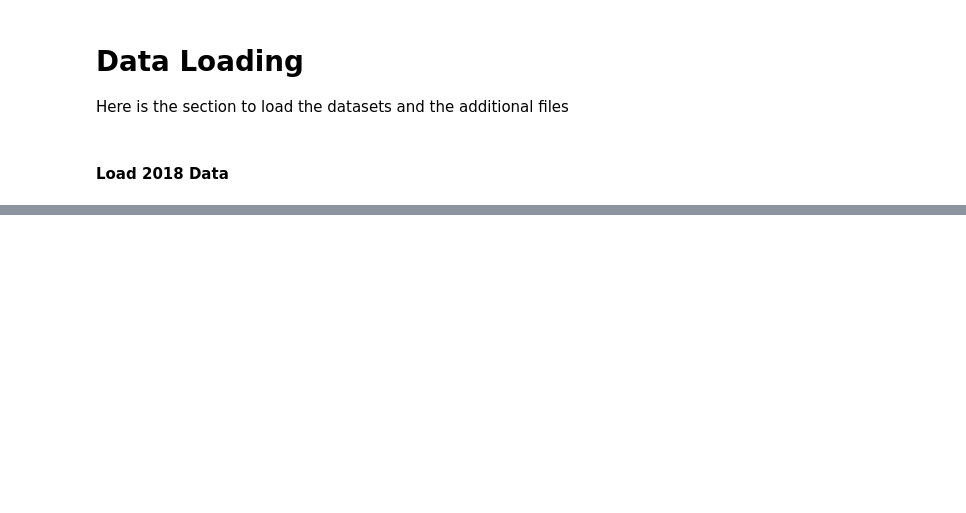
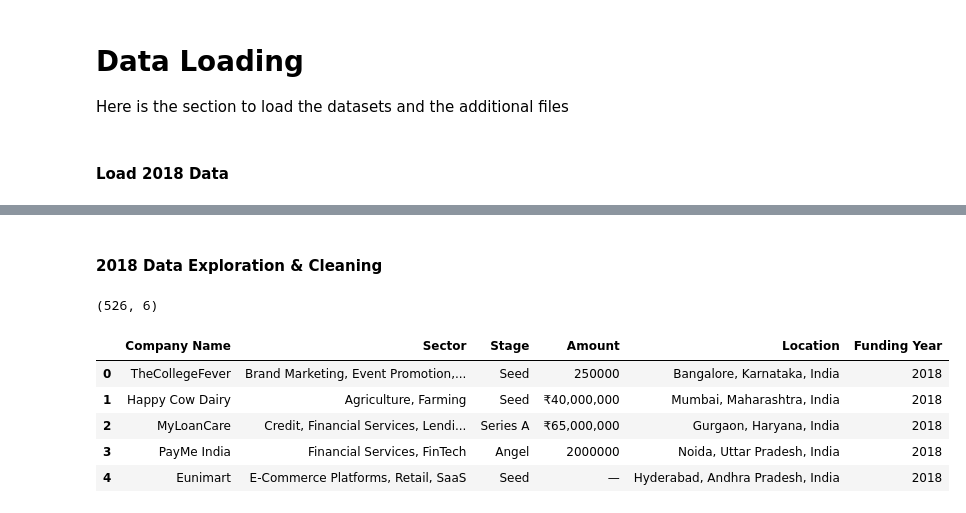
Before and after one commit to UnhookedMonk/Career_Accelerator_LP1-Data_Analysis, a Jupyter notebook: Main Code.ipynb, the cells around one changed output, grey strips where cells are left out. Saved outputs shown, nothing was run; the diff lists cells and outputs as text; code cells hidden in the pictures; blank space fills up the shorter version.

```diff
--- a/Main Code.ipynb
+++ b/Main Code.ipynb
@@ -99,0 +80,17 @@ startup_funding_2018['Funding Year'] = startup_funding_2018['Funding Year'].asty
+# %% [markdown]
+#### 2018 Data Exploration & Cleaning
+# %%
+#check shape of dataset
+startup_funding_2018.shape
+# %% [output]
+(526, 6)
+# %%
+#inspect dataset
+startup_funding_2018.head()
+# %% [output]
+|  | Company Name | Sector | Stage | Amount | Location | Funding Year |
+| 0 | TheCollegeFever | Brand Marketing, Event Promotion,... | Seed | 250000 | Bangalore, Karnataka, India | 2018 |
+| 1 | Happy Cow Dairy | Agriculture, Farming | Seed | ₹40,000,000 | Mumbai, Maharashtra, India | 2018 |
+| 2 | MyLoanCare | Credit, Financial Services, Lendi... | Series A | ₹65,000,000 | Gurgaon, Haryana, India | 2018 |
+| 3 | PayMe India | Financial Services, FinTech | Angel | 2000000 | Noida, Uttar Pradesh, India | 2018 |
+| 4 | Eunimart | E-Commerce Platforms, Retail, SaaS | Seed | — | Hyderabad, Andhra Pradesh, India | 2018 |
```
Also changed, not shown: parts of 15 cells of this notebook.
